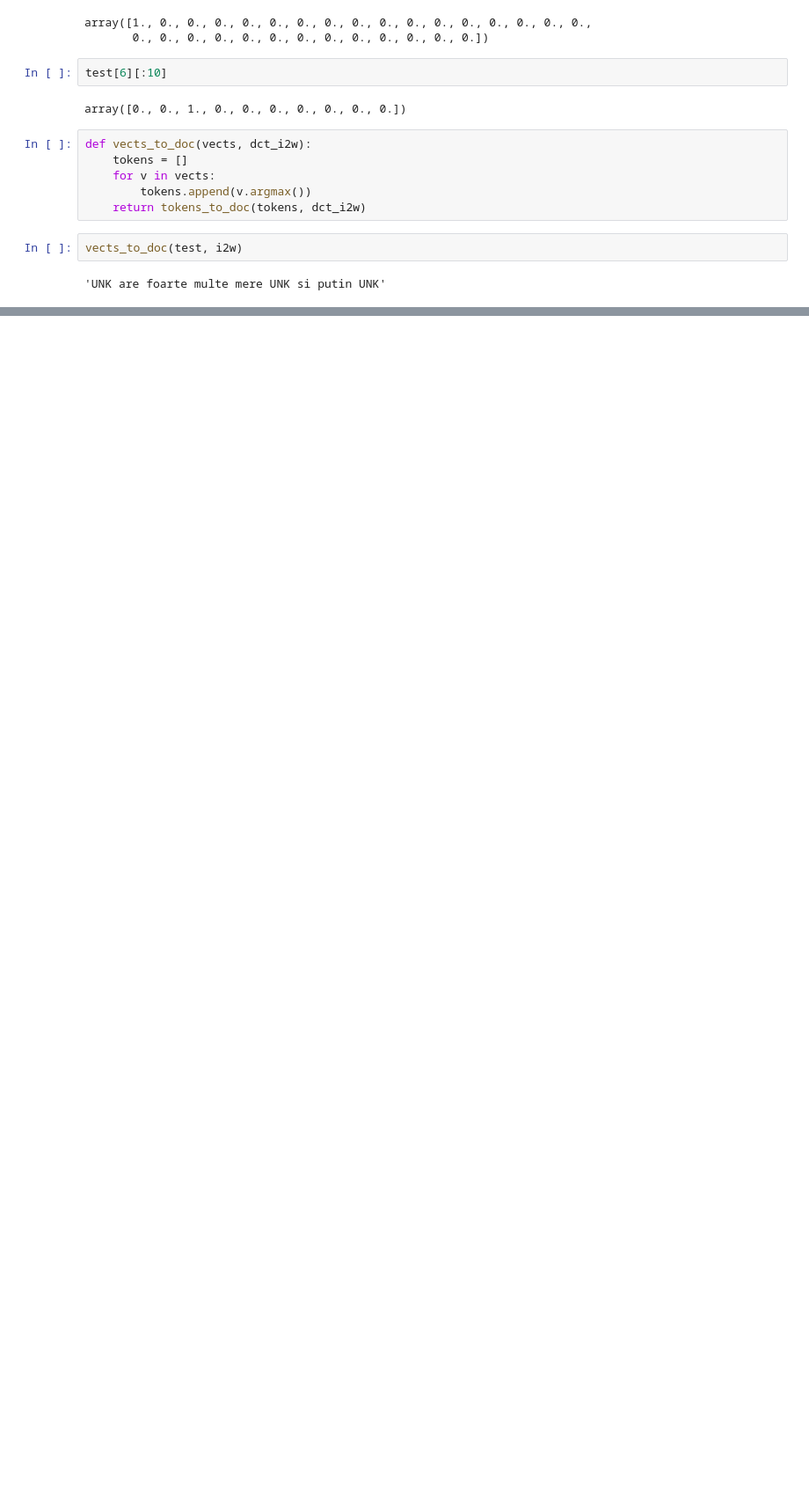
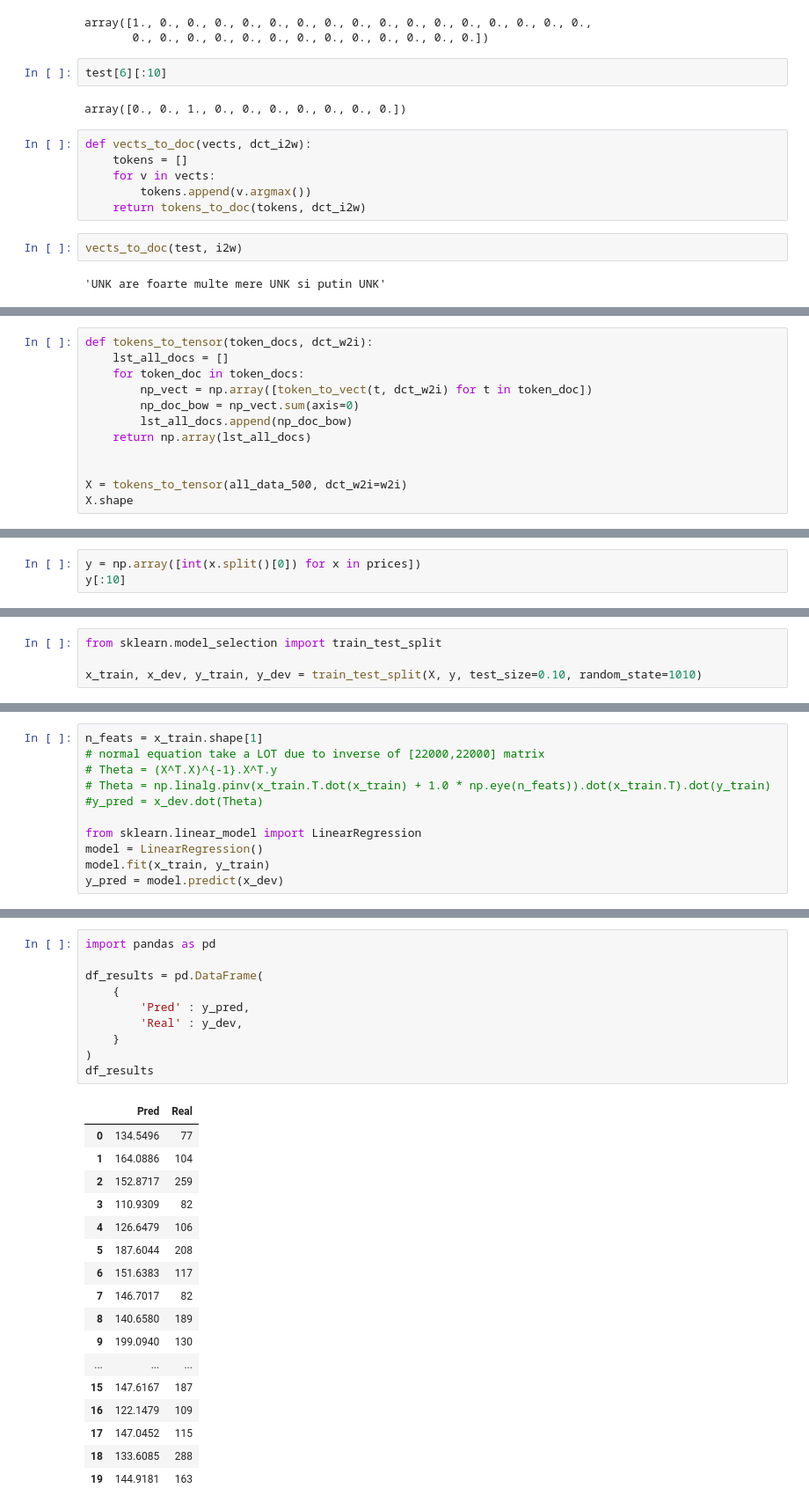
Before and after one commit to Lummetry/DS103, a Jupyter notebook: Scripts/04_restocracy_ro_budget_evaluator.ipynb, the cells around one changed output, grey strips where cells are left out. Shown: that part at 88% size. Saved outputs shown, nothing was run; the diff lists cells and outputs as text; blank space fills up the shorter version.

```diff
--- a/Scripts/04_restocracy_ro_budget_evaluator.ipynb
+++ b/Scripts/04_restocracy_ro_budget_evaluator.ipynb
@@ -196,0 +212,12 @@ vects_to_doc(test, i2w)
+# %%
+def tokens_to_tensor(token_docs, dct_w2i):
+    lst_all_docs = []
+    for token_doc in token_docs:
+        np_vect = np.array([token_to_vect(t, dct_w2i) for t in token_doc])
+        np_doc_bow = np_vect.sum(axis=0)
+        lst_all_docs.append(np_doc_bow)
+    return np.array(lst_all_docs)
+
+
+X = tokens_to_tensor(all_data_500, dct_w2i=w2i)
+X.shape
@@ -196,0 +253,3 @@ vects_to_doc(test, i2w)
+# %%
+y = np.array([int(x.split()[0]) for x in prices])
+y[:10]
@@ -196,0 +258,4 @@ vects_to_doc(test, i2w)
+# %%
+from sklearn.model_selection import train_test_split
+
+x_train, x_dev, y_train, y_dev = train_test_split(X, y, test_size=0.10, random_state=1010)
@@ -196,0 +274,11 @@ vects_to_doc(test, i2w)
+# %%
+n_feats = x_train.shape[1]
+# normal equation take a LOT due to inverse of [22000,22000] matrix
+# Theta = (X^T.X)^{-1}.X^T.y
+# Theta = np.linalg.pinv(x_train.T.dot(x_train) + 1.0 * np.eye(n_feats)).dot(x_train.T).dot(y_train)
+#y_pred = x_dev.dot(Theta)
+
+from sklearn.linear_model import LinearRegression
+model = LinearRegression()
+model.fit(x_train, y_train)
+y_pred = model.predict(x_dev)
@@ -196,0 +291,28 @@ vects_to_doc(test, i2w)
+# %%
+import pandas as pd
+
+df_results = pd.DataFrame(
+    {
+        'Pred' : y_pred,
+        'Real' : y_dev,
+    }
+)
+df_results
+# %% [output]
+|  | Pred | Real |
+| 0 | 134.5496 | 77 |
+| 1 | 164.0886 | 104 |
+| 2 | 152.8717 | 259 |
+| 3 | 110.9309 | 82 |
+| 4 | 126.6479 | 106 |
+| 5 | 187.6044 | 208 |
+| 6 | 151.6383 | 117 |
+| 7 | 146.7017 | 82 |
+| 8 | 140.6580 | 189 |
+| 9 | 199.0940 | 130 |
+| ... | ... | ... |
+| 15 | 147.6167 | 187 |
+| 16 | 122.1479 | 109 |
+| 17 | 147.0452 | 115 |
+| 18 | 133.6085 | 288 |
+| 19 | 144.9181 | 163 |
```
Also changed, not shown: parts of 17 cells of this notebook, 1 other file.
